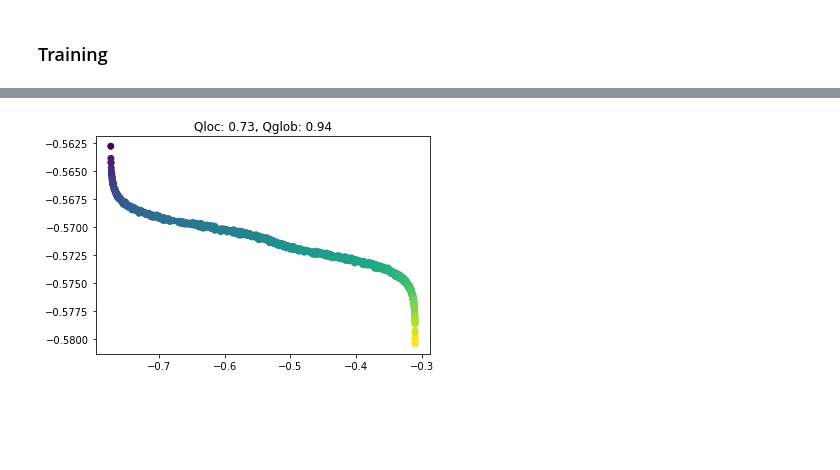
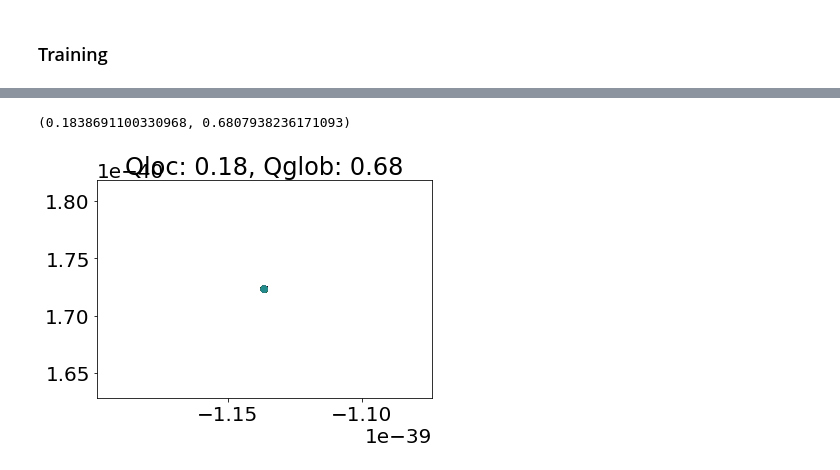
Before and after one commit to blufzzz/NonlinearHebbianPlasticity, a Jupyter notebook: mlp_nonlinear.ipynb, the cells around one changed output, grey strips where cells are left out. Saved outputs shown, nothing was run; the diff lists cells and outputs as text; code cells hidden in the pictures; blank space fills up the shorter version.

```diff
--- a/mlp_nonlinear.ipynb
+++ b/mlp_nonlinear.ipynb
@@ -483,7 +577,7 @@ if opt is not None:
 # %%
 training_parameters['learning_type'] = LEARNING_TYPE
-training_parameters['batch_size'] = T
-training_parameters['epochs'] = 500
+training_parameters['batch_size'] = T #T
+training_parameters['epochs'] = 1000
 
 network, opt, metric_dict = train(network,
                                   opt=opt,
@@ -557,11 +689,12 @@ fig.show()
 # %%
 network = MLP_NonlinearEncoder(**encoder_parameters).to(device)
 
-T = inpt_data.shape[1]
+LEARNING_TYPE = 'Criterion'
 
-EPOCHS_HEBB = 10
-EPOCH_META = 10
-ITER_META = 100
+EPOCHS_HEBB = 100
+EPOCH_META = 100
+
+ITER_META = 10
 
 opt = optim.Adam(list(filter(lambda x: x.requires_grad, network.parameters())), \
                            lr=training_parameters.lr_theta, \
@@ -577,39 +757,44 @@ training_parameters['progress_bar'] = False
 
 for meta_iter in tqdm(range(ITER_META)):
 
-    meta_switch_times['train'].append(len(metric_dict['loss_train']))
-    meta_switch_times['val'].append(len(metric_dict['loss_val']))
+    meta_switch_times['train'].append(len(metric_dict['criterion_train']))
+    meta_switch_times['val'].append(len(metric_dict['criterion_val']))
 
     # training meta-parameters usign BP
     training_parameters['learning_type'] = "BP"
     training_parameters['batch_size'] = T
     training_parameters['epochs'] = EPOCH_META
+    criterion_kwargs['skip_train'] = False
 
     network, opt, metric_dict = train(network,
                                       opt=opt,
-                                      criterion=l2_loss,
+                                      criterion=CRITERION,
                                       train_params=training_parameters,
-                                      data_params=input_parameters,
+                                      gata_generator=create_data,
                                       val_data={'inpt':inpt_torch_test,'outpt':outpt_torch_test},
+                                      criterion_kwargs=criterion_kwargs,
                                       metric_dict=metric_dict
                                       )
 
-    ordinary_switch_times['train'].append(len(metric_dict['loss_train']))
-    ordinary_switch_times['val'].append(len(metric_dict['loss_val']))
+
+    ordinary_switch_times['train'].append(len(metric_dict['criterion_train']))
+    ordinary_switch_times['val'].append(len(metric_dict['criterion_val']))
 
 
     # training connectivity using local rule
     training_parameters['learning_type'] = LEARNING_TYPE
     training_parameters['batch_size'] = 1
     training_parameters['epochs'] = EPOCHS_HEBB
+    criterion_kwargs['skip_train'] = True
 
     network, _, metric_dict = train(network,
                                       opt=None,
-                                      criterion=l2_loss,
+                                      criterion=CRITERION,
                                       train_params=training_parameters,
-                                      data_params=input_parameters,
+                                      gata_generator=create_data,
                                       val_data={'inpt':inpt_torch_test,'outpt':outpt_torch_test},
+                                      criterion_kwargs=criterion_kwargs,
                                       metric_dict=metric_dict
-                                      )
+                                    )
 # %%
 # f_s_trained = network.f_s
@@ -692,11 +874,14 @@ plt.show()
 # %%
-Q_loc_val_NET, Q_glob_val_NET = calculate_Q_metrics(inpt_test.T, Z_val_pred.T)
+Q_loc_val_NET, Q_glob_val_NET = calculate_Q_metrics(inpt_test.T, outpt_val_pred.T)
+Q_loc_val_NET, Q_glob_val_NET
+# %% [output]
+(0.1838691100330968, 0.6807938236171093)
 # %%
-plt.scatter(Z_val_pred[0], Z_val_pred[1], c=outpt_test[0])
+plt.scatter(outpt_val_pred[0], outpt_val_pred[1], c=outpt_test[0])
 plt.title("Qloc: {:.2f}, Qglob: {:.2f}".format(Q_loc_val_NET, Q_glob_val_NET))
 plt.show()
 # %% [output]
-[figure, old version]
+[figure, new version]
 # %%
 # X = torch.randn(100, requires_grad=True)
 # X_argsort = torch.argsort(X)
```
Also changed, not shown: parts of 38 cells of this notebook, 8 other files.
